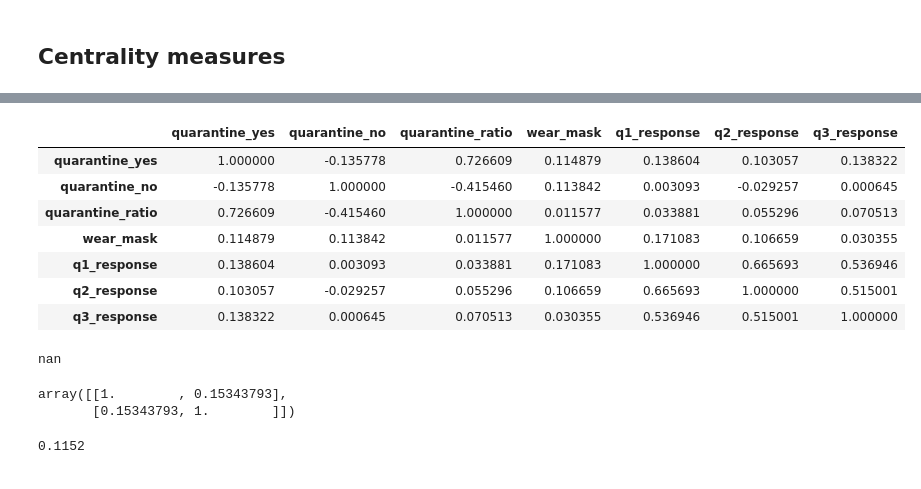
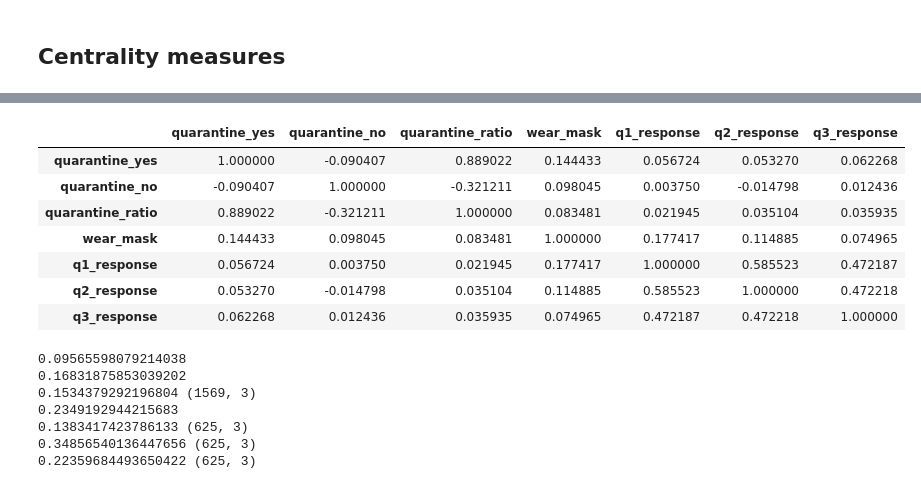
Before and after one commit to colabobio/oo-wku23, a Jupyter notebook: 1-basic-analysis.ipynb, the cells around one changed output, grey strips where cells are left out. Cells and saved outputs as stored; diff of their text form; code cells hidden in the pictures.

```diff
--- a/1-basic-analysis.ipynb
+++ b/1-basic-analysis.ipynb
@@ -552,19 +562,15 @@ plt.scatter(user_prefs['quarantine_yes'], user_prefs['quarantine_ratio'])
 # %%
-corr = user_prefs.corr(method='pearson')
+corr = user_prefs.corr(method='kendall')
 corr
 # %% [output]
 |  | quarantine_yes | quarantine_no | quarantine_ratio | wear_mask | q1_response | q2_response | q3_response |
-| quarantine_yes | 1.000000 | -0.135778 | 0.726609 | 0.114879 | 0.138604 | 0.103057 | 0.138322 |
-| quarantine_no | -0.135778 | 1.000000 | -0.415460 | 0.113842 | 0.003093 | -0.029257 | 0.000645 |
-| quarantine_ratio | 0.726609 | -0.415460 | 1.000000 | 0.011577 | 0.033881 | 0.055296 | 0.070513 |
-| wear_mask | 0.114879 | 0.113842 | 0.011577 | 1.000000 | 0.171083 | 0.106659 | 0.030355 |
-| q1_response | 0.138604 | 0.003093 | 0.033881 | 0.171083 | 1.000000 | 0.665693 | 0.536946 |
-| q2_response | 0.103057 | -0.029257 | 0.055296 | 0.106659 | 0.665693 | 1.000000 | 0.515001 |
-| q3_response | 0.138322 | 0.000645 | 0.070513 | 0.030355 | 0.536946 | 0.515001 | 1.000000 |
+| quarantine_yes | 1.000000 | -0.090407 | 0.889022 | 0.144433 | 0.056724 | 0.053270 | 0.062268 |
+| quarantine_no | -0.090407 | 1.000000 | -0.321211 | 0.098045 | 0.003750 | -0.014798 | 0.012436 |
+| quarantine_ratio | 0.889022 | -0.321211 | 1.000000 | 0.083481 | 0.021945 | 0.035104 | 0.035935 |
+| wear_mask | 0.144433 | 0.098045 | 0.083481 | 1.000000 | 0.177417 | 0.114885 | 0.074965 |
+| q1_response | 0.056724 | 0.003750 | 0.021945 | 0.177417 | 1.000000 | 0.585523 | 0.472187 |
+| q2_response | 0.053270 | -0.014798 | 0.035104 | 0.114885 | 0.585523 | 1.000000 | 0.472218 |
+| q3_response | 0.062268 | 0.012436 | 0.035935 | 0.074965 | 0.472187 | 0.472218 | 1.000000 |
-# %%
-print(nx.numeric_assortativity_coefficient(G, 'quarantine_ratio'))
-# %% [output]
-nan
 # %%
 def get_attrib_data(G, attrib_name):
     data = []
@@ -621,24 +638,43 @@ data = get_attrib_data(G, 'quarantine_ratio')
 # %%
+data = get_attrib_data(G, 'quarantine_yes')
 from statsmodels.stats.weightstats import DescrStatsW
 wdata = DescrStatsW(data[:,0:2], weights=data[:,2])
-wdata.corrcoef
+print(wdata.corrcoef[0, 1], data.shape)
+
+data = get_attrib_data(G, 'quarantine_no')
+from statsmodels.stats.weightstats import DescrStatsW
+wdata = DescrStatsW(data[:,0:2], weights=data[:,2])
+print(wdata.corrcoef[0, 1], data.shape)
+
+data = get_attrib_data(G, 'quarantine_ratio')
+from statsmodels.stats.weightstats import DescrStatsW
+wdata = DescrStatsW(data[:,0:2], weights=data[:,2])
+print(wdata.corrcoef[0, 1], data.shape)
+
+data = get_attrib_data(G, 'wear_mask')
+from statsmodels.stats.weightstats import DescrStatsW
+wdata = DescrStatsW(data[:,0:2], weights=data[:,2])
+print(wdata.corrcoef[0, 1], data.shape)
+
+data = get_attrib_data(G, 'q1_response')
+from statsmodels.stats.weightstats import DescrStatsW
+wdata = DescrStatsW(data[:,0:2], weights=data[:,2])
+print(wdata.corrcoef[0, 1], data.shape)
+
+data = get_attrib_data(G, 'q2_response')
+from statsmodels.stats.weightstats import DescrStatsW
+wdata = DescrStatsW(data[:,0:2], weights=data[:,2])
+print(wdata.corrcoef[0, 1], data.shape)
+
+data = get_attrib_data(G, 'q3_response')
+from statsmodels.stats.weightstats import DescrStatsW
+wdata = DescrStatsW(data[:,0:2], weights=data[:,2])
+print(wdata.corrcoef[0, 1], data.shape)
 # %% [output]
-array([[1.        , 0.15343793],
-       [0.15343793, 1.        ]])
+0.09565598079214038
+0.16831875853039202
+0.1534379292196804 (1569, 3)
+0.2349192944215683
+0.1383417423786133 (625, 3)
+0.34856540136447656 (625, 3)
+0.22359684493650422 (625, 3)
-# %%
-rho = wdata.corrcoef[0, 1]
-p_value = 0.0
-n_boot = 10000
-for bootstrap in range(n_boot):
-    rho_boot = 0
-    xy = np.random.choice(data[:,0:2].flatten(), size=(data.shape[0], 2))
-    ww = np.random.choice(data[:,2], size=data.shape[0])
-    wdata = DescrStatsW(xy, weights=ww)
-    rho_boot = wdata.corrcoef[0, 1]
-    if rho_boot >= rho:
-        p_value += 1
-        # print(p_value/(bootstrap+1))
-p_value /= n_boot
-print(p_value)
-# %% [output]
-0.1152
```
Also changed, not shown: parts of 11 cells of this notebook.
